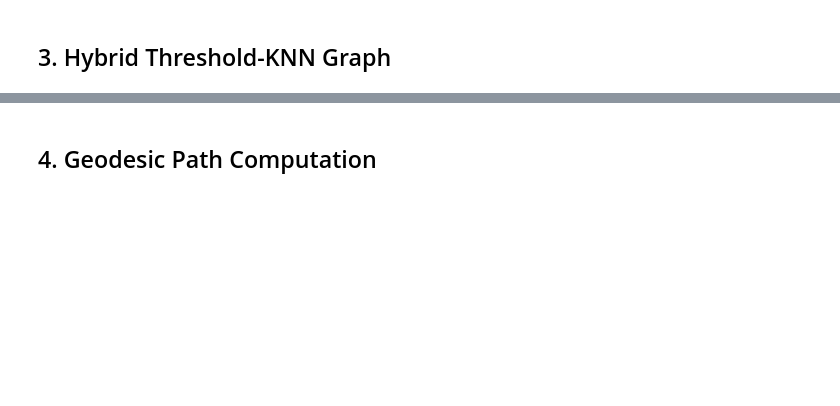
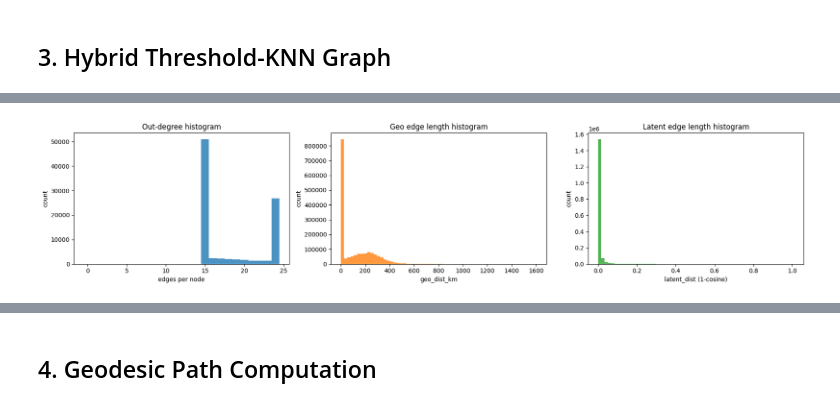
Before and after one commit to Michu1596/terramind, a Jupyter notebook: notebooks/knn_paths.ipynb, the cells around one changed output, grey strips where cells are left out. Cells and saved outputs as stored; diff of their text form; code cells hidden in the pictures; blank space fills up the shorter version.

```diff
--- a/notebooks/knn_paths.ipynb
+++ b/notebooks/knn_paths.ipynb
@@ -451,0 +636,89 @@ if len(component_sizes) > 1:
+# %%
+edge_rows = [
+    (int(u), int(v), float(data.get('latent_dist', np.nan)), float(data.get('geo_dist_km', np.nan)), float(data.get('weight', np.nan)))
+    for u, v, data in GRAPH.edges(data=True)
+]
+
+if not edge_rows:
+    raise ValueError('GRAPH has no edges; cannot run diagnostics.')
+
+edge_df = pd.DataFrame(edge_rows, columns=['src', 'dst', 'latent_dist', 'geo_dist_km', 'weight'])
+degree_out = np.fromiter((GRAPH.out_degree(i) for i in range(GRAPH.number_of_nodes())), dtype=np.int32)
+
+neg_mask = (edge_df[['latent_dist', 'geo_dist_km', 'weight']] < 0).any(axis=1)
+neg_count = int(neg_mask.sum())
+if neg_count > 0:
+    warnings.warn(f'Found {neg_count} edges with negative latent/geo/weight values.', stacklevel=2)
+else:
+    print('Negative-weight check: no negative latent_dist, geo_dist_km, or weight values found.')
+
+fig, axes = plt.subplots(1, 3, figsize=(18, 4))
+
+deg_bins = np.arange(-0.5, degree_out.max() + 1.5, 1.0)
+axes[0].hist(degree_out, bins=deg_bins, color='tab:blue', alpha=0.8)
+axes[0].set_title('Out-degree histogram')
+axes[0].set_xlabel('edges per node')
+axes[0].set_ylabel('count')
+
+axes[1].hist(edge_df['geo_dist_km'].to_numpy(np.float64), bins=60, color='tab:orange', alpha=0.8)
+axes[1].set_title('Geo edge length histogram')
+axes[1].set_xlabel('geo_dist_km')
+axes[1].set_ylabel('count')
+
+axes[2].hist(edge_df['latent_dist'].to_numpy(np.float64), bins=60, color='tab:green', alpha=0.8)
+axes[2].set_title('Latent edge length histogram')
+axes[2].set_xlabel('latent_dist (1-cosine)')
+axes[2].set_ylabel('count')
+
+fig.tight_layout()
+plt.show()
+
+latent_base_total = float(edge_df['latent_dist'].sum())
+geo_gamma_total = float((edge_df['geo_dist_km']).sum()) * GAMMA
+total_weight = float(edge_df['weight'].sum())
+
+print(f'Weight decomposition over all edges: latent_base={latent_base_total:.6f}, geo_dist_km={geo_gamma_total:.6f}, total={total_weight:.6f}')
+
+fig, ax = plt.subplots(figsize=(6, 4))
+ax.bar(['latent base', 'geo penalty', 'weoght'], [latent_base_total, geo_gamma_total, total_weight], color=['tab:green', 'tab:orange', 'tab:red'])
+ax.set_title('Total weight contribution by term')
+ax.set_ylabel('sum over edges')
+plt.show()
+
+labels = component_labels.astype(np.int64, copy=False)
+uniq, counts = np.unique(labels, return_counts=True)
+order = uniq[np.argsort(counts)[::-1]]
+top_k = min(20, order.size)
+
+mapped = np.full(labels.shape, -1, dtype=np.int32)
+for rank, cid in enumerate(order[:top_k]):
+    mapped[labels == cid] = int(rank)
+
+fig, ax = plt.subplots(figsize=(11, 5))
+other_mask = mapped < 0
+if np.any(other_mask):
+    ax.scatter(lons[other_mask], lats[other_mask], s=2, c='lightgray', alpha=0.2, label='other components')
+
+main_mask = mapped >= 0
+if np.any(main_mask):
+    sc = ax.scatter(
+        lons[main_mask],
+        lats[main_mask],
+        s=3,
+        c=mapped[main_mask],
+        cmap='tab20',
+        alpha=0.75,
+        vmin=0,
+        vmax=max(top_k - 1, 1),
+    )
+    cbar = fig.colorbar(sc, ax=ax, fraction=0.035, pad=0.02)
+    cbar.set_label('component rank by size (0=largest)')
+
+draw_world_outline(ax)
+ax.set_title('Connected components map coloring (top 20 by size)')
+ax.set_xlabel('Longitude')
+ax.set_ylabel('Latitude')
+plt.show()
+
+print(f'components={len(uniq)}, largest_component_size={int(counts.max()) if counts.size else 0}, smallest_component_size={int(counts.min()) if counts.size else 0}')
+# %% [output]
@@ -451,0 +726 @@ if len(component_sizes) > 1:
+[figure, added]
```
Also changed, not shown: parts of 11 cells of this notebook, 2 other files.
